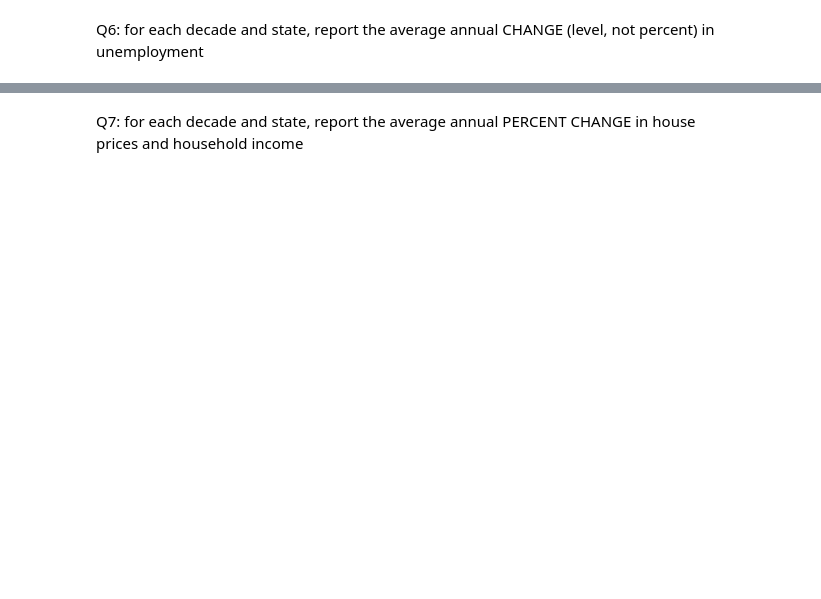
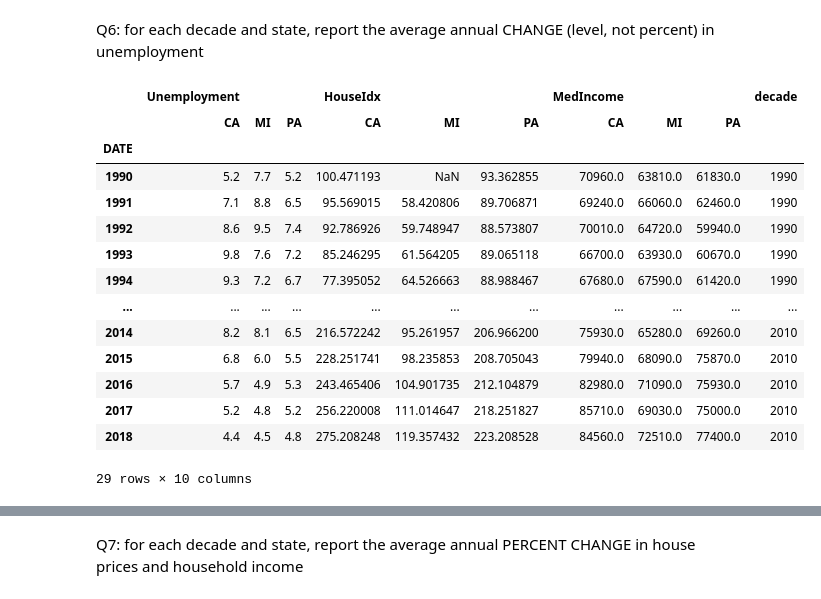
Before and after one commit to donbowen/ClassNotes12pm-2025, a Jupyter notebook: Exercises/Pandas exercises.ipynb, the cells around one changed output, grey strips where cells are left out. Drawn from its saved outputs; the diff is of its cells as text; code cells hidden in the pictures; blank space fills up the shorter version.

```diff
--- a/Exercises/Pandas exercises.ipynb
+++ b/Exercises/Pandas exercises.ipynb
@@ -373,2 +456,23 @@ print(macro_data[:20]) # this is a dataset that is "wide", and now
 # %% [markdown]
 Q6: for each decade and state, report the average annual CHANGE (level, not percent) in unemployment
+# %%
+# method 1 - brute force, leave data as is ('wide')
+
+macro_data['decade'] = (macro_data.index // 10 ) * 10
+macro_data
+# %% [output]
+|  | Unemployment |  |  | HouseIdx |  |  | MedIncome |  |  | decade |
+|  | CA | MI | PA | CA | MI | PA | CA | MI | PA |  |
+| DATE |  |  |  |  |  |  |  |  |  |  |
+| 1990 | 5.2 | 7.7 | 5.2 | 100.471193 | NaN | 93.362855 | 70960.0 | 63810.0 | 61830.0 | 1990 |
+| 1991 | 7.1 | 8.8 | 6.5 | 95.569015 | 58.420806 | 89.706871 | 69240.0 | 66060.0 | 62460.0 | 1990 |
+| 1992 | 8.6 | 9.5 | 7.4 | 92.786926 | 59.748947 | 88.573807 | 70010.0 | 64720.0 | 59940.0 | 1990 |
+| 1993 | 9.8 | 7.6 | 7.2 | 85.246295 | 61.564205 | 89.065118 | 66700.0 | 63930.0 | 60670.0 | 1990 |
+| 1994 | 9.3 | 7.2 | 6.7 | 77.395052 | 64.526663 | 88.988467 | 67680.0 | 67590.0 | 61420.0 | 1990 |
+| ... | ... | ... | ... | ... | ... | ... | ... | ... | ... | ... |
+| 2014 | 8.2 | 8.1 | 6.5 | 216.572242 | 95.261957 | 206.966200 | 75930.0 | 65280.0 | 69260.0 | 2010 |
+| 2015 | 6.8 | 6.0 | 5.5 | 228.251741 | 98.235853 | 208.705043 | 79940.0 | 68090.0 | 75870.0 | 2010 |
+| 2016 | 5.7 | 4.9 | 5.3 | 243.465406 | 104.901735 | 212.104879 | 82980.0 | 71090.0 | 75930.0 | 2010 |
+| 2017 | 5.2 | 4.8 | 5.2 | 256.220008 | 111.014647 | 218.251827 | 85710.0 | 69030.0 | 75000.0 | 2010 |
+| 2018 | 4.4 | 4.5 | 4.8 | 275.208248 | 119.357432 | 223.208528 | 84560.0 | 72510.0 | 77400.0 | 2010 |
+29 rows × 10 columns
```
Also changed, not shown: parts of 12 cells of this notebook, 1 other file.
